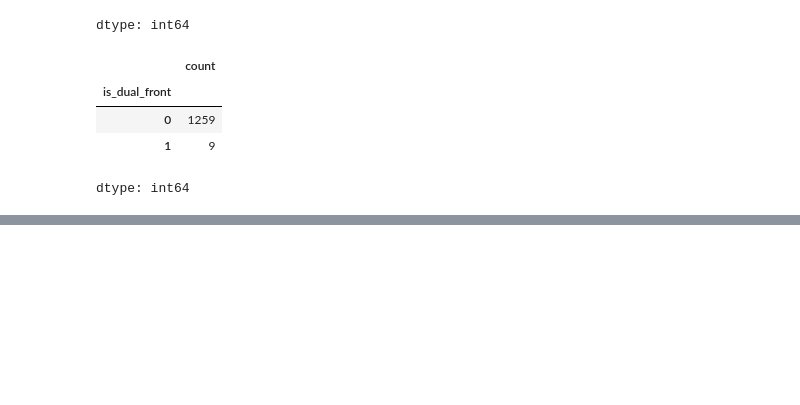
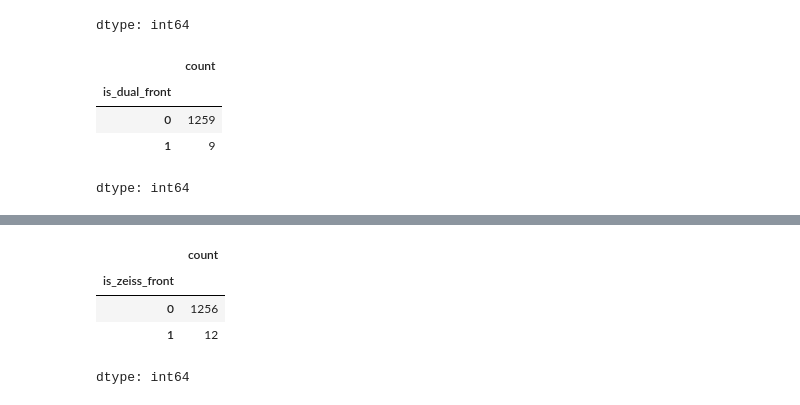
Before and after one commit to rajeshxdatascience/smartphone-recommender-system, a Jupyter notebook: SpecLens_AI_Data_Engineering.ipynb, the cells around one changed output, grey strips where cells are left out. Drawn from its saved outputs; the diff is of its cells as text; code cells hidden in the pictures; blank space fills up the shorter version.

```diff
--- a/SpecLens_AI_Data_Engineering.ipynb
+++ b/SpecLens_AI_Data_Engineering.ipynb
@@ -4274,0 +4336,10 @@ dtype: int64
+# %%
+df['is_zeiss_front'] = df['front_cam_features'].str.contains('Zeiss',case=False, na=False).astype(int)
+# %%
+df['is_zeiss_front'].value_counts()
+# %% [output]
+|  | count |
+| is_zeiss_front |  |
+| 0 | 1256 |
+| 1 | 12 |
+dtype: int64
```
Also changed, not shown: parts of 6 cells of this notebook.
